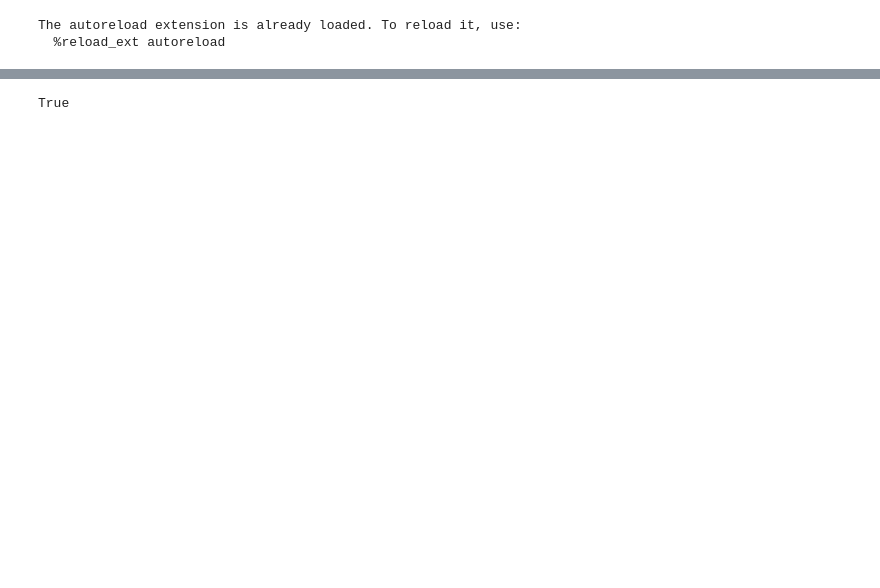
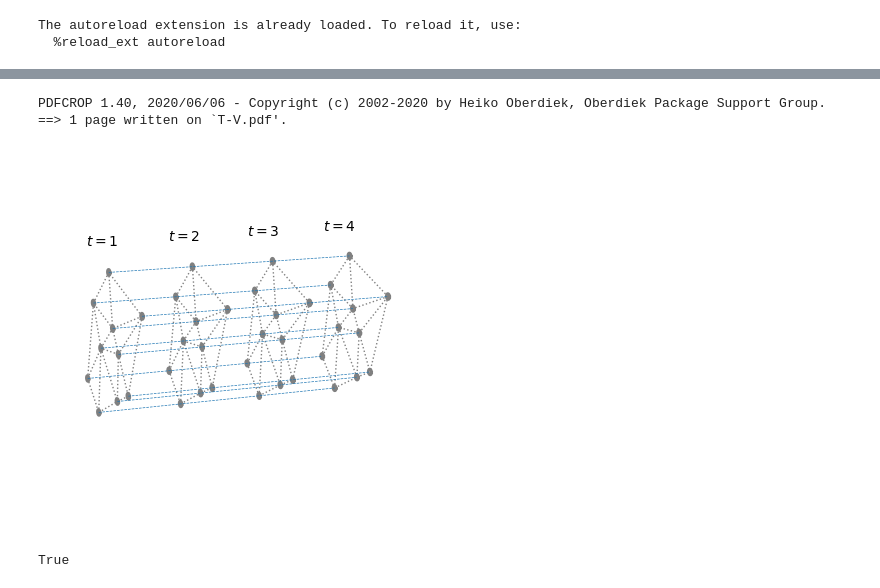
Before and after one commit to nickelnine37/ThesisCode, a Jupyter notebook: Chapter 4/4.2.ipynb, the cells around one changed output, grey strips where cells are left out. Drawn from its saved outputs; the diff is of its cells as text; code cells hidden in the pictures; blank space fills up the shorter version.

```diff
--- a/Chapter 4/4.2.ipynb
+++ b/Chapter 4/4.2.ipynb
@@ -20 +26,79 @@ Using Jax backend with device TFRT_CPU_0
+# %%
+import subprocess
+
+def plot_TV_graph():
+    """
+    Plot a diagram depicting a time-vertex product graph
+    """
+
+    ax = plt.figure().add_subplot(projection='3d')
+
+    np.random.seed(1)
+
+    x = 2 * np.random.uniform(0, 10, size=10)
+    z = 2 * np.random.uniform(0, 10, size=10)
+
+    def add_point(x, y, z, r=1):
+
+        theta = np.linspace(0, 2 * np.pi, 20)
+        x_ = r * np.cos(theta) + x
+        z_ = r * np.sin(theta) + z
+        y_ = np.zeros_like(x_) + y
+
+        ax.plot(x_, y_, z_, c='gray', lw=2)
+
+    def add_edge(i, j, y):
+        ax.plot([x[i], x[j]], [y, y], [z[i], z[j]], color='gray', lw=1, ls=':')
+
+
+    edges  = [(0, 9),(0, 8),(0, 7),(0, 6),(0, 1),(1, 9),(1, 7),(1, 3),(3, 7),(3, 5),
+              (6, 7),(5, 6),(6, 8),(2, 5),(2, 6),(2, 4),(4, 6),(4, 8),(8, 9), (7, 5)]
+
+    z0 = 0
+    z1 = 10
+
+    for y in np.linspace(z0, z1, 4):
+
+        for i, j in edges:
+
+            add_edge(i, j, y)
+
+
+
+    for y in np.linspace(z0, z1, 4):
+
+
+        for xx, zz in zip(x, z):
+
+            add_point(xx, y, zz, 0.35)
+
+    for xx, zz in zip(x, z):
+
+        ax.plot([xx, xx], [z0, z1], [zz, zz], color='tab:blue', ls='--', lw=0.5)
+
+
+    ax.set_xlabel('x')
+    ax.set_ylabel('y')
+    ax.set_zlabel('z')
+
+    ax.set_box_aspect([1, 2, 1])
+
+    ax.set_axis_off()
+
+    ax.view_init(9.54, -27.85)
+
+    for i, y in enumerate(np.linspace(z0, z1, 4)):
+
+
+        ax.text(0, y, 20, f'$t={i+1}$')
+
+    plt.savefig('T-V.pdf')
+
+    subprocess.run(['pdfcrop', 'T-V.pdf', 'T-V.pdf'])
+
+plot_TV_graph()
+# %% [output]
+PDFCROP 1.40, 2020/06/06 - Copyright (c) 2002-2020 by Heiko Oberdiek, Oberdiek Package Support Group.
+==> 1 page written on `T-V.pdf'.
+[figure, added]
 # %%
```
Also changed, not shown: parts of 9 cells of this notebook, 7 other files.
